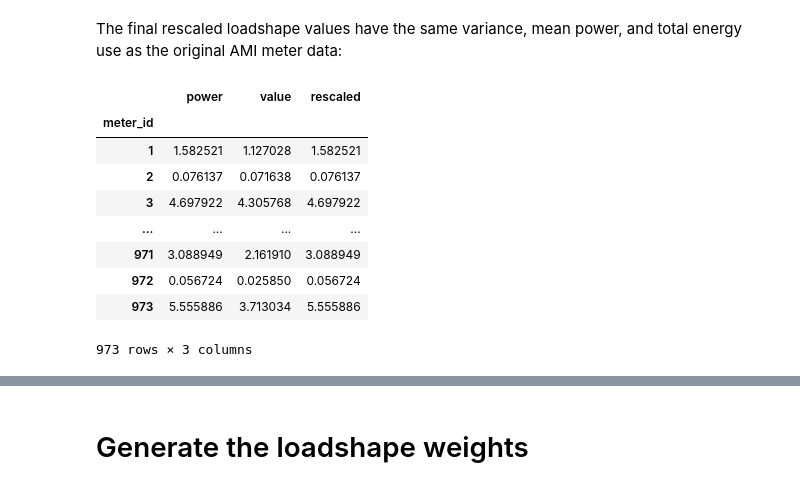
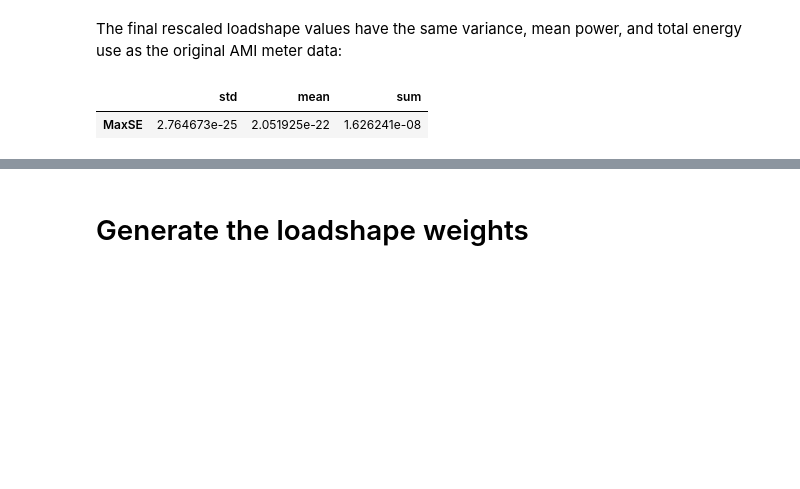
Before and after one commit to openfido/loadshape, a Jupyter notebook: docs/Generating loadshapes from AMI data.ipynb, the cells around one changed output, grey strips where cells are left out. Drawn from its saved outputs; the diff is of its cells as text; code cells hidden in the pictures; blank space fills up the shorter version.

```diff
--- a/docs/Generating loadshapes from AMI data.ipynb
+++ b/docs/Generating loadshapes from AMI data.ipynb
@@ -32,7 +32,7 @@ The first task is to load the AMI data from the sanitized AMI data repository. I
 import pandas as pd
 import datetime as dt
 pd.set_option("max_columns",11)
-pd.set_option("max_rows",7)
+pd.set_option("max_rows",9)
 # %%
 data = pd.read_csv("ami.csv.gz",
     converters = {
@@ -83,7 +87,7 @@ The next task is to calculate the average load for each hour type of each meter.
 # %%
 groups = data.groupby(["meter_id","hourtype"]).mean().reset_index()
 groups = groups.pivot(index="meter_id",columns="hourtype",values="power")
-groups.dropna(inplace=True)
+groups.fillna(method="ffill",inplace=True)
 # %%
 groups
 # %% [output]
@@ -248,15 +247,8 @@ final
 # %% [markdown]
 The final rescaled loadshape values have the same variance, mean power, and total energy use as the original AMI meter data:
 # %%
-final.groupby("meter_id").std()
+final=mapping.drop(["scale","offset","value"],axis=1)
+pd.DataFrame(list(map(lambda x:(x.power-x.rescaled)*(x.power-x.rescaled).max(),[final.std(),final.mean(),final.sum()])),index=["std","mean","sum"],columns=["MaxSE"]).T
 # %% [output]
-|  | power | value | rescaled |
-| meter_id |  |  |  |
-| 1 | 1.582521 | 1.127028 | 1.582521 |
-| 2 | 0.076137 | 0.071638 | 0.076137 |
-| 3 | 4.697922 | 4.305768 | 4.697922 |
-| ... | ... | ... | ... |
-| 971 | 3.088949 | 2.161910 | 3.088949 |
-| 972 | 0.056724 | 0.025850 | 0.056724 |
-| 973 | 5.555886 | 3.713034 | 5.555886 |
+|  | std | mean | sum |
+| MaxSE | 2.764673e-25 | 2.051925e-22 | 1.626241e-08 |
-973 rows × 3 columns
```
Also changed, not shown: parts of 18 cells of this notebook.
